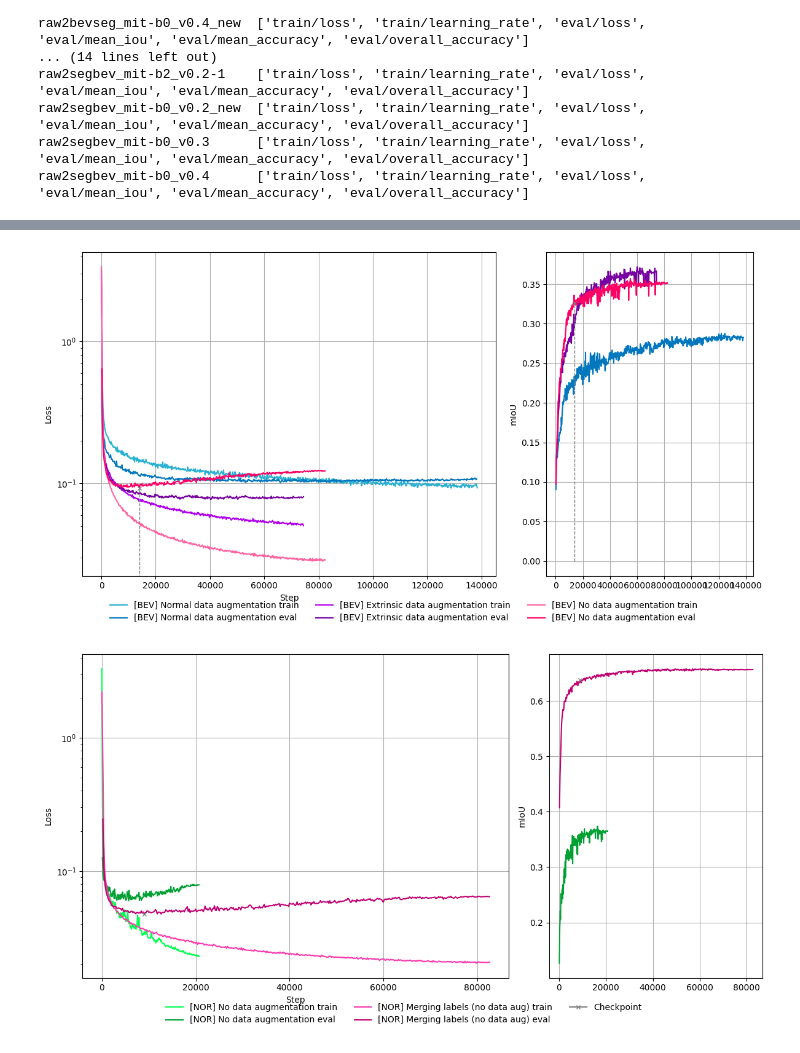
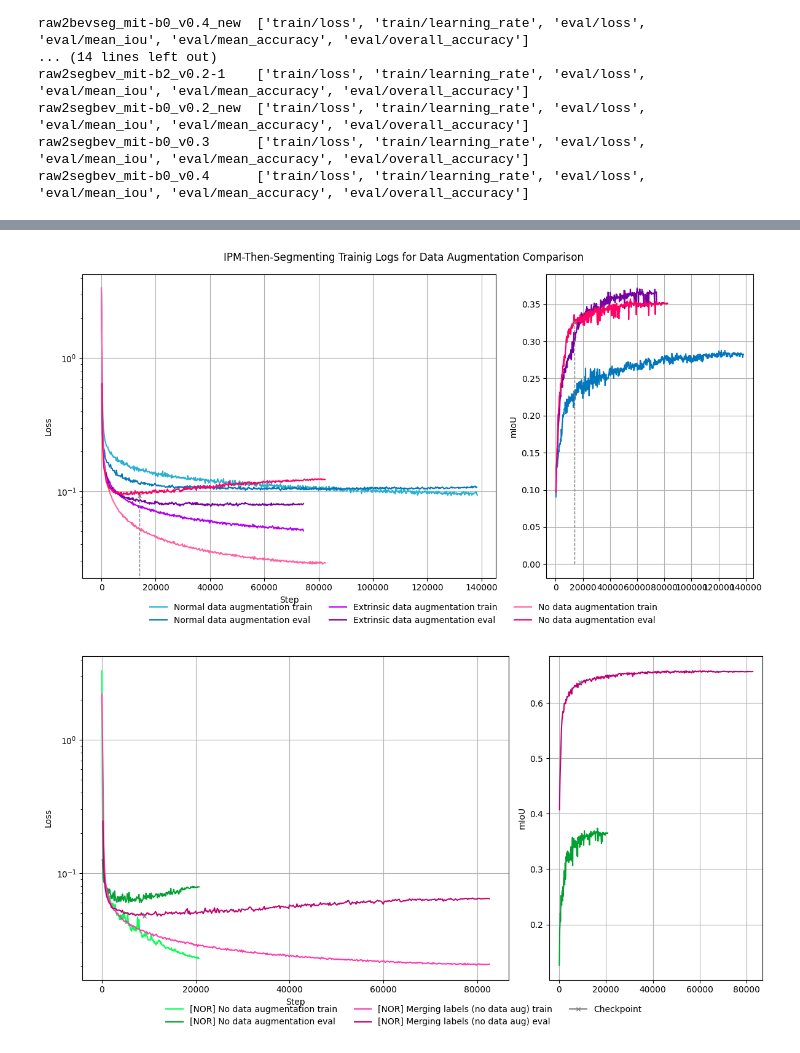
Before and after one commit to alanglk/BEV2Seg_2, a Jupyter notebook: notebooks/tensorboard_logs.ipynb, the cells around one changed output, grey strips where cells are left out. Saved outputs shown, nothing was run; the diff lists cells and outputs as text; code cells hidden in the pictures.

```diff
--- a/notebooks/tensorboard_logs.ipynb
+++ b/notebooks/tensorboard_logs.ipynb
@@ -164,10 +164,10 @@ raw2segbev_mit-b0_v0.4      ['train/loss', 'train/learning_rate', 'eval/loss', '
 # %%
 # WITHOUT DATA AUGMENTATION
 fig, axes = plt.subplots(1, 2, sharex=True, sharey=False, figsize=(12, 6),gridspec_kw={'width_ratios': [2, 1]} )
-plot_train_vs_eval_loss(bev_logs, "raw2bevseg_mit-b0_v0.4_new", checkpoint=14000, max_step=20700, colors = (COLOR_PALETTE[1], COLOR_PALETTE[0]), ax=axes[0])
-plot_train_vs_eval_loss(nu_logs, "raw2segbev_mit-b0_v0.2_new", checkpoint=11800, max_step=20700, colors = (COLOR_PALETTE[7], COLOR_PALETTE[6]), ax=axes[0])
-plot_mIoU(bev_logs, "raw2bevseg_mit-b0_v0.4_new", checkpoint=14000, max_step=20700, color = COLOR_PALETTE[0], ax=axes[1])
-plot_mIoU(nu_logs, "raw2segbev_mit-b0_v0.2_new", checkpoint=11800, max_step=20700, color = COLOR_PALETTE[6], ax=axes[1])
+plot_train_vs_eval_loss(bev_logs, "raw2bevseg_mit-b0_v0.4_new", label_name="IPM-Then-Segmenting MiT-B0", checkpoint=14000, max_step=20700, colors = (COLOR_PALETTE[1], COLOR_PALETTE[0]), ax=axes[0])
+plot_train_vs_eval_loss(nu_logs, "raw2segbev_mit-b0_v0.2_new", label_name="Segmenting-Then-IPM MiT-B0", checkpoint=11800, max_step=20700, colors = (COLOR_PALETTE[7], COLOR_PALETTE[6]), ax=axes[0])
+plot_mIoU(bev_logs, "raw2bevseg_mit-b0_v0.4_new", label_name="IPM-Then-Segmenting MiT-B0", checkpoint=14000, max_step=20700, color = COLOR_PALETTE[0], ax=axes[1])
+plot_mIoU(nu_logs, "raw2segbev_mit-b0_v0.2_new", label_name="Segmenting-Then-IPM MiT-B0", checkpoint=11800, max_step=20700, color = COLOR_PALETTE[6], ax=axes[1])
 
 handles, labels = axes[0].get_legend_handles_labels()
 fig.legend(handles, labels,loc='lower center',ncol=4,bbox_to_anchor=(0.5, -0.05),frameon=False)
@@ -180,6 +180,7 @@ axes[0].grid(True)
 axes[1].set_ylabel("mIoU")
 axes[1].grid(True)
 
+plt.suptitle("BEV2Seg_2 Training Logs Comparison")
 plt.tight_layout()
 plt.show()
 # %% [output]
@@ -210,29 +212,30 @@ plt.show()
 # %%
 # [BEV] DATA AUG COMP
 fig, axes = plt.subplots(1, 2, sharex=True, sharey=False, figsize=(12, 6),gridspec_kw={'width_ratios': [2, 1]} )
 
-plot_train_vs_eval_loss(bev_logs, "raw2bevseg_mit-b0_v0.6", label_name="[BEV] Normal data augmentation", colors = [COLOR_PALETTE[3], COLOR_PALETTE[2]], ax=axes[0])
-plot_mIoU(bev_logs, "raw2bevseg_mit-b0_v0.6", label_name="[BEV] Normal data augmentation", color = COLOR_PALETTE[2], ax=axes[1])
-plot_train_vs_eval_loss(bev_logs, "raw2bevseg_mit-b0_v0.5_new", label_name="[BEV] Extrinsic data augmentation", colors = [COLOR_PALETTE[5], COLOR_PALETTE[4]], ax=axes[0])
-plot_mIoU(bev_logs, "raw2bevseg_mit-b0_v0.5_new", label_name="[BEV] Extrinsic data augmentation", color = COLOR_PALETTE[4], ax=axes[1])
-plot_train_vs_eval_loss(bev_logs, "raw2bevseg_mit-b0_v0.4_new", checkpoint=14000, label_name="[BEV] No data augmentation", colors = [COLOR_PALETTE[1], COLOR_PALETTE[0]], ax=axes[0])
-plot_mIoU(bev_logs, "raw2bevseg_mit-b0_v0.4_new", checkpoint=14000, label_name="[BEV] No data augmentation", color = COLOR_PALETTE[0], ax=axes[1])
+plot_train_vs_eval_loss(bev_logs, "raw2bevseg_mit-b0_v0.6", label_name="Normal data augmentation", colors = [COLOR_PALETTE[3], COLOR_PALETTE[2]], ax=axes[0])
+plot_mIoU(bev_logs, "raw2bevseg_mit-b0_v0.6", label_name="Normal data augmentation", color = COLOR_PALETTE[2], ax=axes[1])
+plot_train_vs_eval_loss(bev_logs, "raw2bevseg_mit-b0_v0.5_new", label_name="Extrinsic data augmentation", colors = [COLOR_PALETTE[5], COLOR_PALETTE[4]], ax=axes[0])
+plot_mIoU(bev_logs, "raw2bevseg_mit-b0_v0.5_new", label_name="Extrinsic data augmentation", color = COLOR_PALETTE[4], ax=axes[1])
+plot_train_vs_eval_loss(bev_logs, "raw2bevseg_mit-b0_v0.4_new", checkpoint=14000, label_name="No data augmentation", colors = [COLOR_PALETTE[1], COLOR_PALETTE[0]], ax=axes[0])
+plot_mIoU(bev_logs, "raw2bevseg_mit-b0_v0.4_new", checkpoint=14000, label_name="No data augmentation", color = COLOR_PALETTE[0], ax=axes[1])
 
 handles, labels = axes[0].get_legend_handles_labels()
 fig.legend(handles, labels,loc='lower center',ncol=3,bbox_to_anchor=(0.5, -0.05),frameon=False)
 
 axes[0].set_xlabel("Step")
 axes[0].set_ylabel("Loss")
 axes[0].set_yscale('log')
 axes[0].grid(True)
 
 axes[1].set_ylabel("mIoU")
 axes[1].grid(True)
 
+fig.suptitle("IPM-Then-Segmenting Trainig Logs for Data Augmentation Comparison")
 plt.tight_layout()
 plt.show()
 # %% [output]
-[figure, old version]
+[figure, new version]
 # %%
 # WITH MERGING LABELS
 fig, axes = plt.subplots(1, 2, sharex=True, sharey=False, figsize=(12, 6),gridspec_kw={'width_ratios': [2, 1]} )
```
Also changed, not shown: parts of 3 cells of this notebook, 15 other files.
